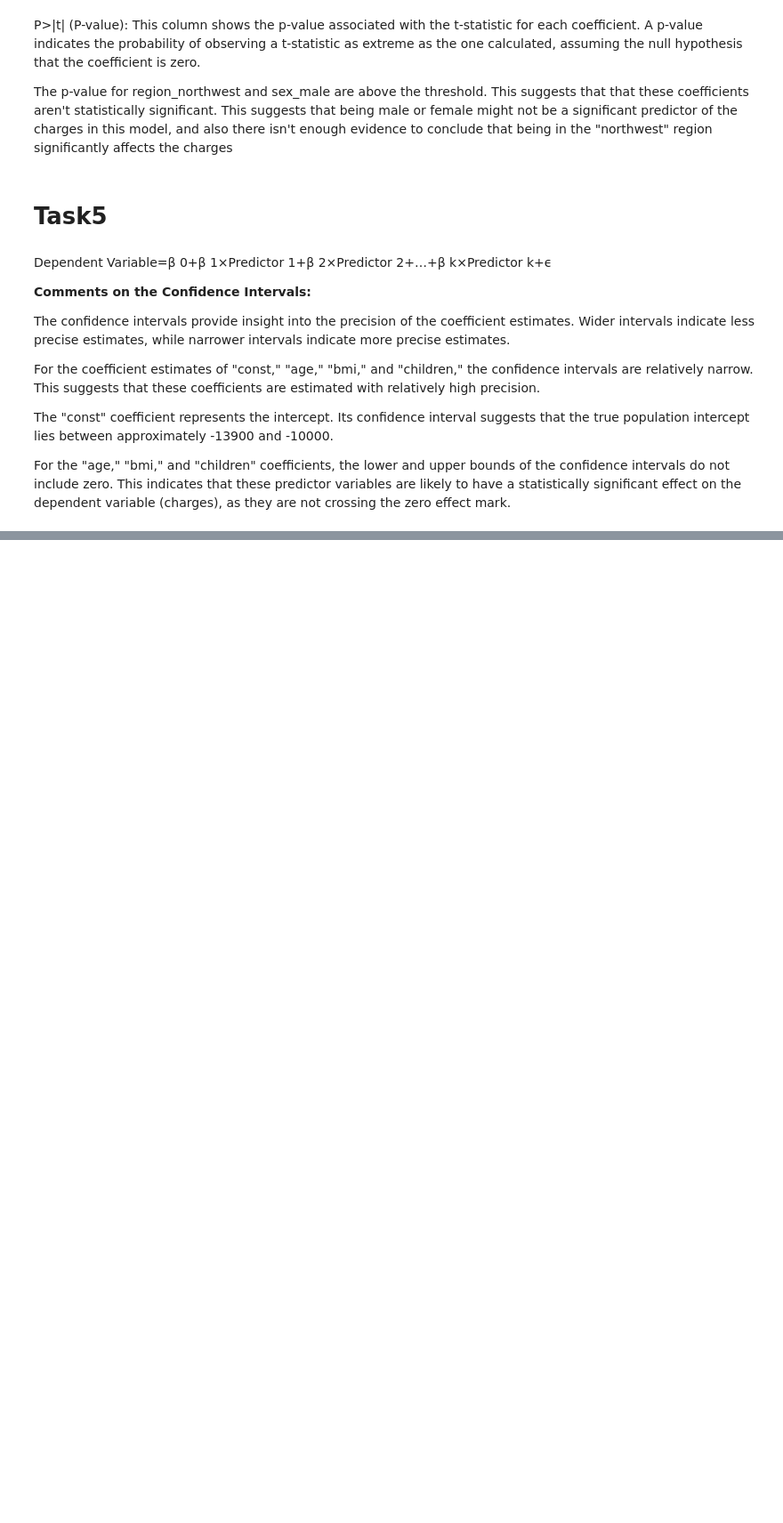
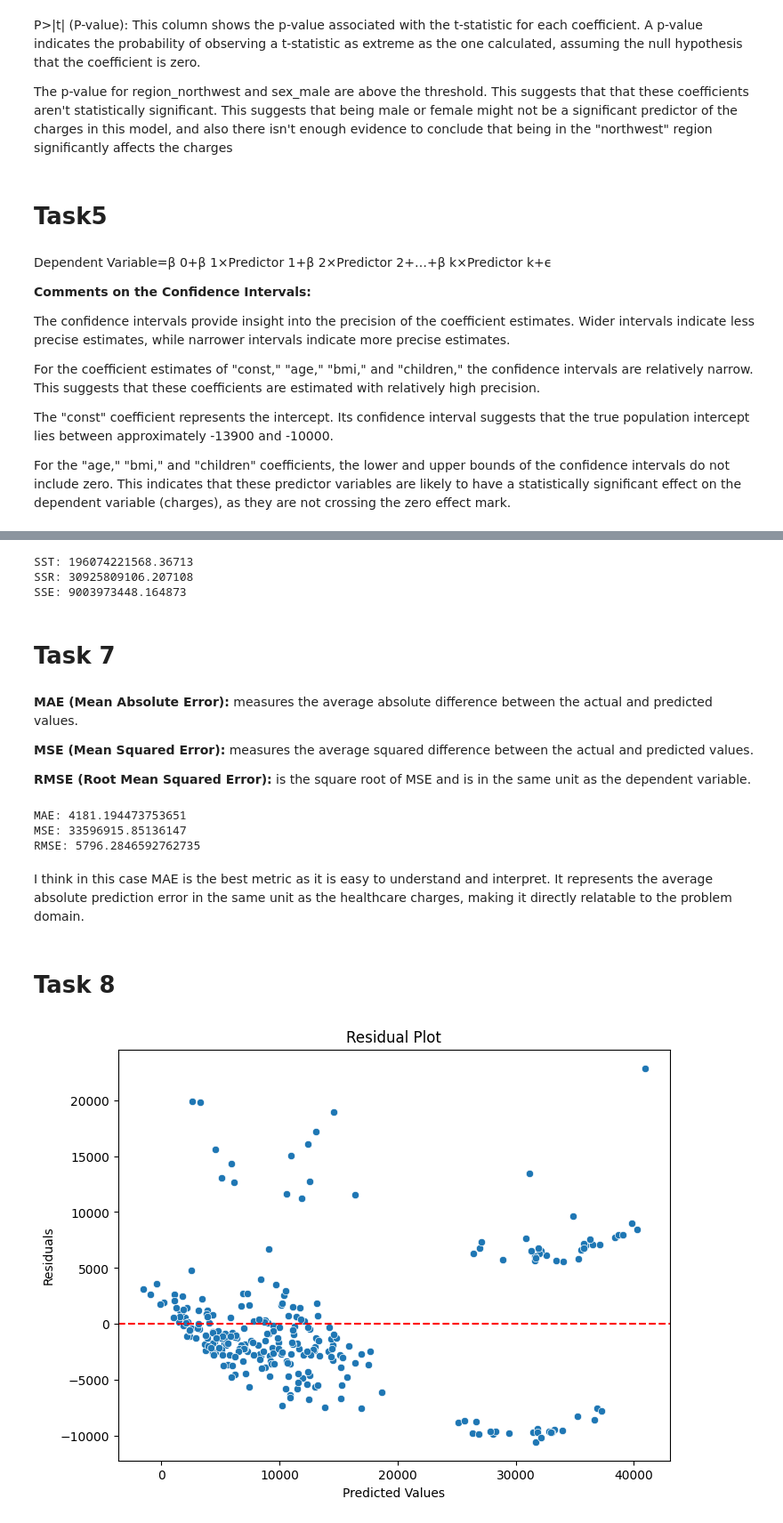
Before and after one commit to MallyRust/ML-Course-Projects, a Jupyter notebook: Project2.ipynb, the cells around one changed output, grey strips where cells are left out. Shown at 89% size. Saved outputs shown, nothing was run; the diff lists cells and outputs as text; code cells hidden in the pictures; blank space fills up the shorter version.

```diff
--- a/Project2.ipynb
+++ b/Project2.ipynb
@@ -55,5 +70,0 @@ df_encoded = pd.get_dummies(df, columns=["sex", "smoker", "region"], drop_first=
-# %%
-# Prepare data for model
-
-X = df_encoded.drop("charges", axis=1)
-y = df_encoded["charges"]
@@ -82,0 +107,4 @@ Notes:
+# %%
+#Split the data into a training set and a testing set.
+
+X_train, X_test, Y_train, Y_test = train_test_split(X, Y, test_size=0.2, random_state=42)
@@ -146,0 +214,55 @@ For the "age," "bmi," and "children" coefficients, the lower and upper bounds of
+# %%
+# Calculate SST, SSR, and SSE
+SST = ((Y - Y.mean())**2).sum()
+SSR = ((Y_pred - Y.mean())**2).sum()
+
+# Predict on the test set
+Y_test_pred = model.predict(X_test)
+SSE = ((Y_test - Y_test_pred)**2).sum()
+
+
+print("SST:", SST)
+print("SSR:", SSR)
+print("SSE:", SSE)
+# %% [output]
+SST: 196074221568.36713
+SSR: 30925809106.207108
+SSE: 9003973448.164873
+# %% [markdown]
+# Task 7
+# %% [markdown]
+**MAE (Mean Absolute Error):** measures the average absolute difference between the actual and predicted values.
+
+**MSE (Mean Squared Error):** measures the average squared difference between the actual and predicted values.
+
+**RMSE (Root Mean Squared Error):** is the square root of MSE and is in the same unit as the dependent variable.
+# %%
+mae = mean_absolute_error(Y_test, Y_test_pred)
+mse = mean_squared_error(Y_test, Y_test_pred)
+rmse = np.sqrt(mse)
+
+print("MAE:", mae)
+print("MSE:", mse)
+print("RMSE:", rmse)
+# %% [output]
+MAE: 4181.194473753651
+MSE: 33596915.85136147
+RMSE: 5796.2846592762735
+# %% [markdown]
+I think in this case MAE is the best metric as it is easy to understand and interpret. It represents the average absolute prediction error in the same unit as the healthcare charges, making it directly relatable to the problem domain.
+# %% [markdown]
+# Task 8
+# %%
+# Calculate residuals
+residuals = Y_test - Y_test_pred
+
+# Residual plot
+plt.figure(figsize=(8, 6))
+sns.scatterplot(x=Y_test_pred, y=residuals)
+plt.axhline(y=0, color='r', linestyle='--')
+plt.xlabel('Predicted Values')
+plt.ylabel('Residuals')
+plt.title('Residual Plot')
+plt.show()
+# %% [output]
+[figure, added]
```
Also changed, not shown: parts of 16 cells of this notebook.
